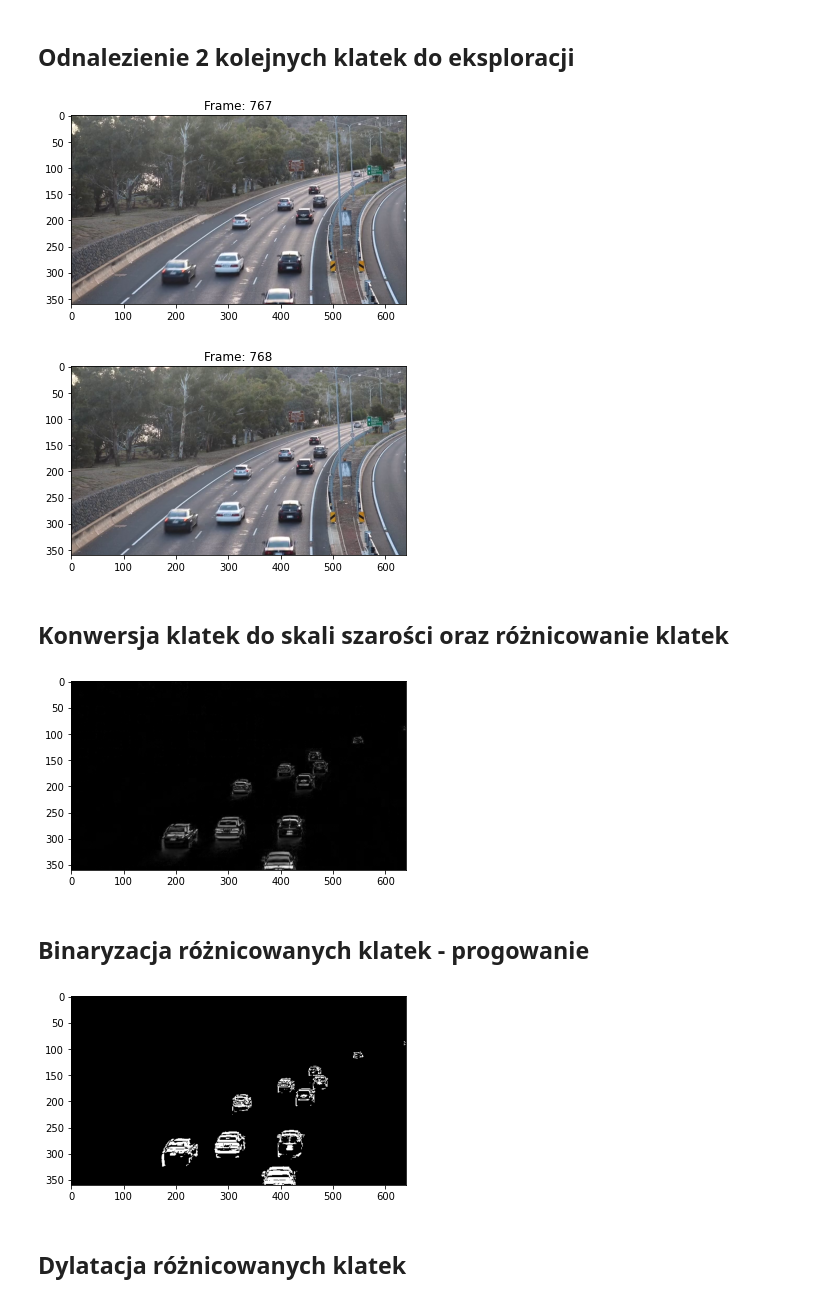
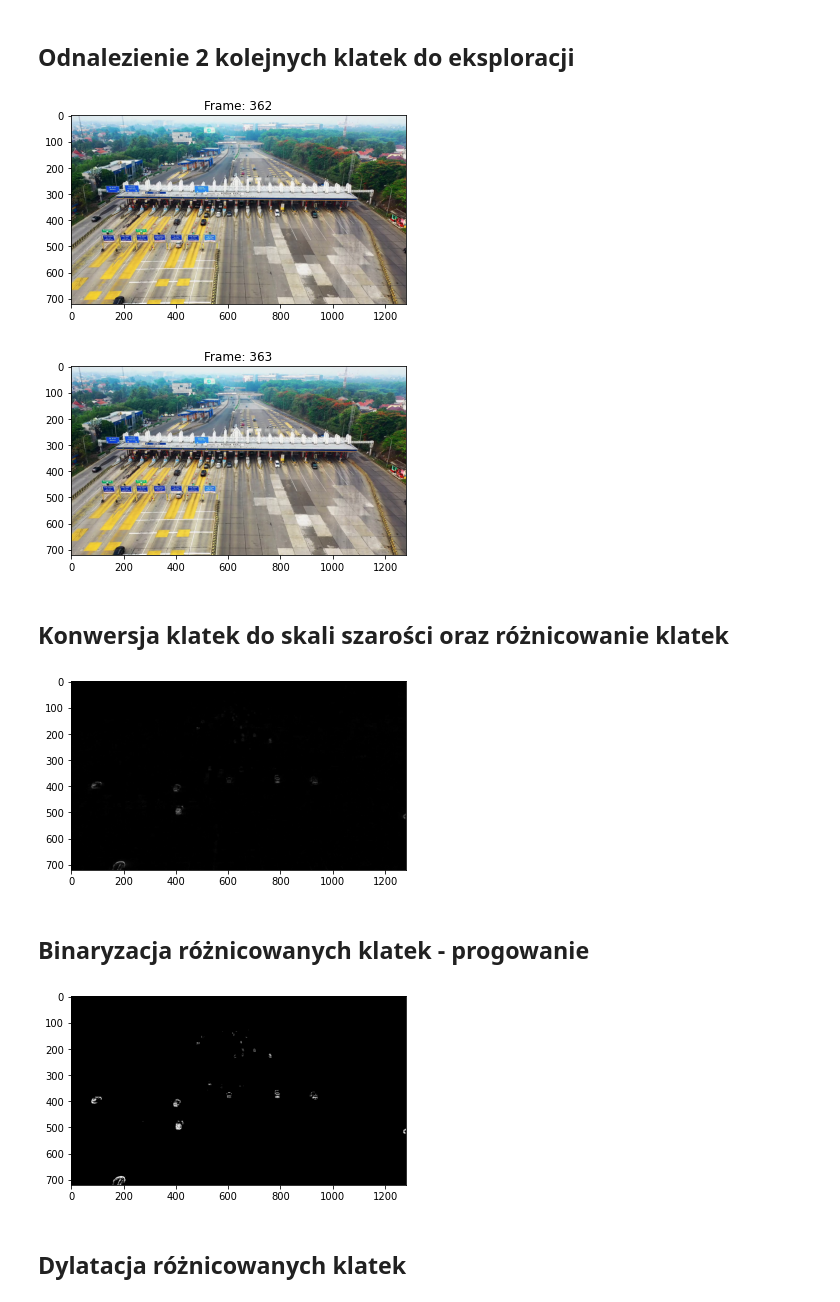
Before and after one commit to mcielinski/cv-traffic-counting-system, a Jupyter notebook: fr_approach/frame_differencing_2.ipynb, the cells around one changed output. Cells and saved outputs as stored; diff of their text form; code cells hidden in the pictures.

```diff
--- a/fr_approach/frame_differencing_2.ipynb
+++ b/fr_approach/frame_differencing_2.ipynb
@@ -11,6 +12,6 @@ from scipy import spatial
 from tqdm import tqdm
 # %%
-video = 'back_view_640'  # bridge, highway, night, highway_day, highway_night, cars_640, back_view_640, night_speed_640
+video = 'pexels_4'  # bridge, highway, night, highway_day, highway_night, cars_640, back_view_640, night_speed_640, pexels_2
 video_mp4 = video + '.mp4'
 video_dir = video + '/'
 
@@ -135,14 +134,14 @@ for i in tqdm(col_frames):
 ## Odnalezienie 2 kolejnych klatek do eksploracji
 # %%
 # plot i and i+1 frame
-fr = 767  # 15, 325, 100 - cars_640, 125 - back_view_640
+fr = 362  # 15, 325, 100 - cars_640, 125 - back_view_640
 for frame in [fr, fr+1]:
     plt.imshow(cv2.cvtColor(col_images[frame], cv2.COLOR_BGR2RGB))
     plt.title(f'Frame: {str(frame)}')
     plt.show()
 # %% [output]
-[figure, old version]
+[figure, new version]
-[figure, old version]
+[figure, new version]
 # %% [markdown]
 ## Konwersja klatek do skali szarości oraz różnicowanie klatek
 # %%
@@ -154,7 +153,7 @@ grayB = cv2.cvtColor(col_images[fr+1], cv2.COLOR_BGR2GRAY)
 plt.imshow(cv2.absdiff(grayB, grayA), cmap='gray')
 plt.show()
 # %% [output]
-[figure, old version]
+[figure, new version]
 # %% [markdown]
 ## Binaryzacja różnicowanych klatek - progowanie
 # %%
@@ -167,11 +166,15 @@ elif video == 'bridge':
 elif video == 'highway_day':
     THRESHHOLD = 75
 elif video == 'cars_640':
-    THRESHHOLD = 35  # 35
+    THRESHHOLD = 30  # 35
 elif video == 'back_view_640':
     THRESHHOLD = 30  # 20, ad: 11, -20
 elif video == 'night_speed_640':
     THRESHHOLD = 80
+elif video == 'pexels_1':
+    THRESHHOLD = 20
+elif video == 'pexels_2':
+    THRESHHOLD = 30
 
 diff_image = cv2.absdiff(grayB, grayA)
 
@@ -184,4 +187,4 @@ thresh = cv2.threshold(diff_image, THRESHHOLD, 255, cv2.THRESH_BINARY)[1]
 plt.imshow(thresh, cmap='gray')
 plt.show()
 # %% [output]
-[figure, old version]
+[figure, new version]
```
Also changed, not shown: parts of 21 cells of this notebook, 1 other file.
